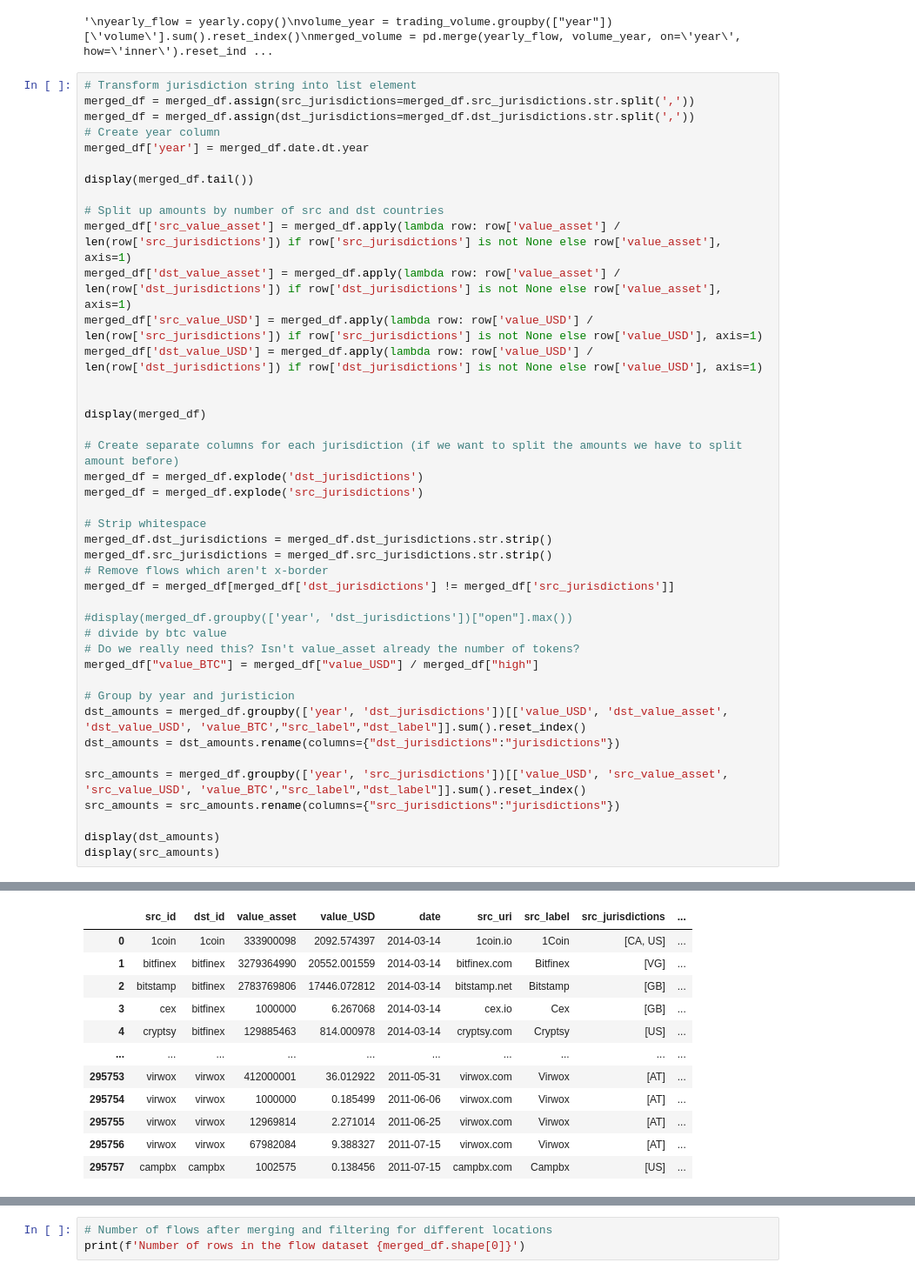
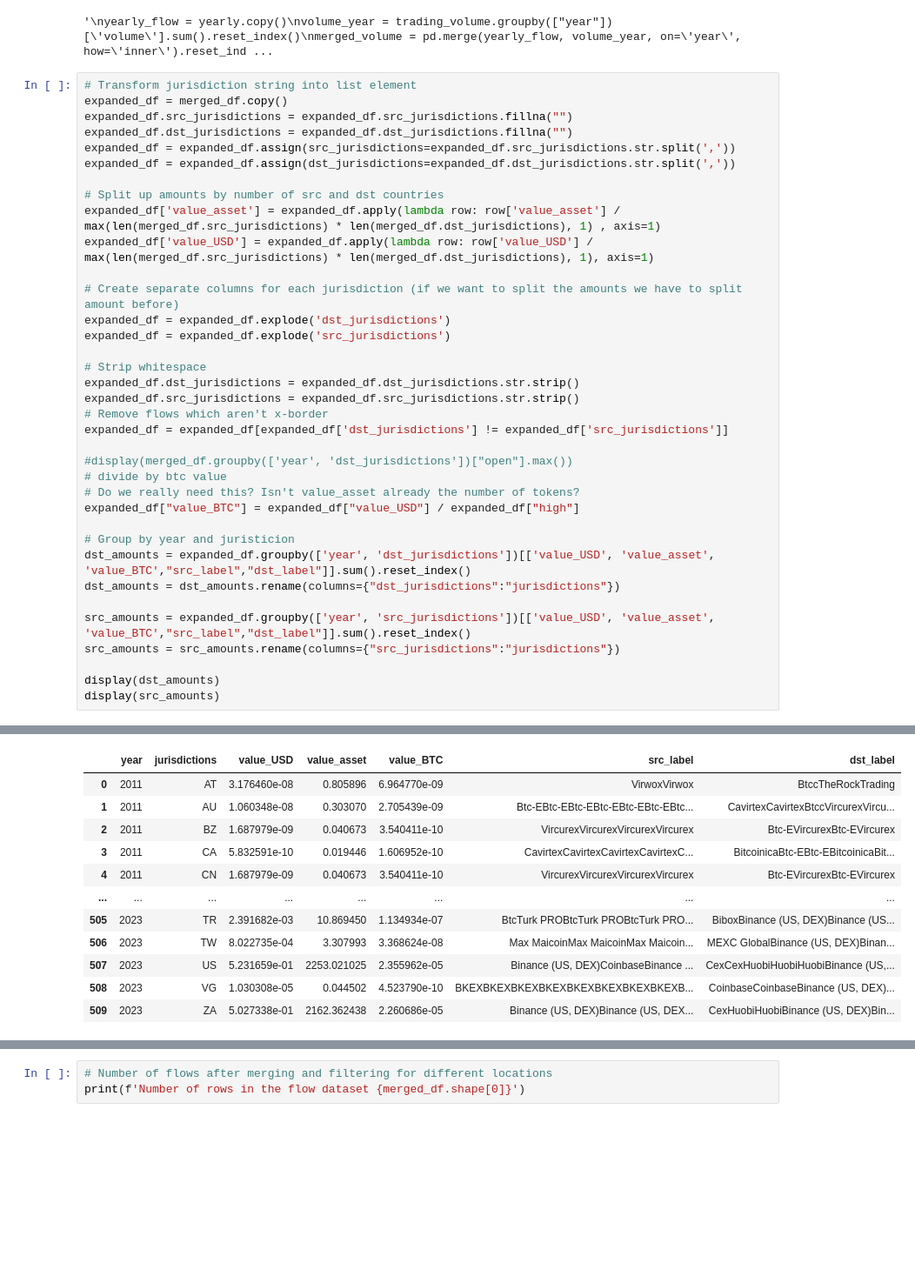
Before and after one commit to FlowDrucka64/MoneyFlow, a Jupyter notebook: data_exploration.ipynb, the cells around one changed output, grey strips where cells are left out. Shown at 87% size. Saved outputs shown, nothing was run; the diff lists cells and outputs as text; blank space fills up the shorter version.

Commit message:
Fix splitting logic of amounts

```diff
--- a/data_exploration.ipynb
+++ b/data_exploration.ipynb
@@ -406,42 +406,36 @@ plt.show()
 '\nyearly_flow = yearly.copy()\nvolume_year = trading_volume.groupby(["year"])[\'volume\'].sum().reset_index()\nmerged_volume = pd.merge(yearly_flow, volume_year, on=\'year\', how=\'inner\').reset_ind ...
 # %%
 # Transform jurisdiction string into list element
-merged_df = merged_df.assign(src_jurisdictions=merged_df.src_jurisdictions.str.split(','))
-merged_df = merged_df.assign(dst_jurisdictions=merged_df.dst_jurisdictions.str.split(','))
-# Create year column
-merged_df['year'] = merged_df.date.dt.year
-
-display(merged_df.tail())
+expanded_df = merged_df.copy()
+expanded_df.src_jurisdictions = expanded_df.src_jurisdictions.fillna("")
+expanded_df.dst_jurisdictions = expanded_df.dst_jurisdictions.fillna("")
+expanded_df = expanded_df.assign(src_jurisdictions=expanded_df.src_jurisdictions.str.split(','))
+expanded_df = expanded_df.assign(dst_jurisdictions=expanded_df.dst_jurisdictions.str.split(','))
 
 # Split up amounts by number of src and dst countries
-merged_df['src_value_asset'] = merged_df.apply(lambda row: row['value_asset'] / len(row['src_jurisdictions']) if row['src_jurisdictions'] is not None else row['value_asset'], axis=1)
-merged_df['dst_value_asset'] = merged_df.apply(lambda row: row['value_asset'] / len(row['dst_jurisdictions']) if row['dst_jurisdictions'] is not None else row['value_asset'], axis=1)
-merged_df['src_value_USD'] = merged_df.apply(lambda row: row['value_USD'] / len(row['src_jurisdictions']) if row['src_jurisdictions'] is not None else row['value_USD'], axis=1)
-merged_df['dst_value_USD'] = merged_df.apply(lambda row: row['value_USD'] / len(row['dst_jurisdictions']) if row['dst_jurisdictions'] is not None else row['value_USD'], axis=1)
-
-
-display(merged_df)
+expanded_df['value_asset'] = expanded_df.apply(lambda row: row['value_asset'] / max(len(merged_df.src_jurisdictions) * len(merged_df.dst_jurisdictions), 1) , axis=1)
+expanded_df['value_USD'] = expanded_df.apply(lambda row: row['value_USD'] / max(len(merged_df.src_jurisdictions) * len(merged_df.dst_jurisdictions), 1), axis=1)
 
 # Create separate columns for each jurisdiction (if we want to split the amounts we have to split amount before)
-merged_df = merged_df.explode('dst_jurisdictions')
-merged_df = merged_df.explode('src_jurisdictions')
+expanded_df = expanded_df.explode('dst_jurisdictions')
+expanded_df = expanded_df.explode('src_jurisdictions')
 
 # Strip whitespace
-merged_df.dst_jurisdictions = merged_df.dst_jurisdictions.str.strip()
-merged_df.src_jurisdictions = merged_df.src_jurisdictions.str.strip()
+expanded_df.dst_jurisdictions = expanded_df.dst_jurisdictions.str.strip()
+expanded_df.src_jurisdictions = expanded_df.src_jurisdictions.str.strip()
 # Remove flows which aren't x-border
-merged_df = merged_df[merged_df['dst_jurisdictions'] != merged_df['src_jurisdictions']]
+expanded_df = expanded_df[expanded_df['dst_jurisdictions'] != expanded_df['src_jurisdictions']]
 
 #display(merged_df.groupby(['year', 'dst_jurisdictions'])["open"].max())
 # divide by btc value
 # Do we really need this? Isn't value_asset already the number of tokens?
-merged_df["value_BTC"] = merged_df["value_USD"] / merged_df["high"]
+expanded_df["value_BTC"] = expanded_df["value_USD"] / expanded_df["high"]
 
 # Group by year and juristicion
-dst_amounts = merged_df.groupby(['year', 'dst_jurisdictions'])[['value_USD', 'dst_value_asset', 'dst_value_USD', 'value_BTC',"src_label","dst_label"]].sum().reset_index()
+dst_amounts = expanded_df.groupby(['year', 'dst_jurisdictions'])[['value_USD', 'value_asset', 'value_BTC',"src_label","dst_label"]].sum().reset_index()
 dst_amounts = dst_amounts.rename(columns={"dst_jurisdictions":"jurisdictions"})
 
-src_amounts = merged_df.groupby(['year', 'src_jurisdictions'])[['value_USD', 'src_value_asset', 'src_value_USD', 'value_BTC',"src_label","dst_label"]].sum().reset_index()
+src_amounts = expanded_df.groupby(['year', 'src_jurisdictions'])[['value_USD', 'value_asset', 'value_BTC',"src_label","dst_label"]].sum().reset_index()
 src_amounts = src_amounts.rename(columns={"src_jurisdictions":"jurisdictions"})
 
 display(dst_amounts)
@@ -456,12 +457,12 @@ display(src_amounts)
-|  | src_id | dst_id | value_asset | value_USD | date | src_uri | src_label | src_jurisdictions | ... |
-| 0 | 1coin | 1coin | 333900098 | 2092.574397 | 2014-03-14 | 1coin.io | 1Coin | [CA, US] | ... |
-| 1 | bitfinex | bitfinex | 3279364990 | 20552.001559 | 2014-03-14 | bitfinex.com | Bitfinex | [VG] | ... |
-| 2 | bitstamp | bitfinex | 2783769806 | 17446.072812 | 2014-03-14 | bitstamp.net | Bitstamp | [GB] | ... |
-| 3 | cex | bitfinex | 1000000 | 6.267068 | 2014-03-14 | cex.io | Cex | [GB] | ... |
-| 4 | cryptsy | bitfinex | 129885463 | 814.000978 | 2014-03-14 | cryptsy.com | Cryptsy | [US] | ... |
-| ... | ... | ... | ... | ... | ... | ... | ... | ... | ... |
-| 295753 | virwox | virwox | 412000001 | 36.012922 | 2011-05-31 | virwox.com | Virwox | [AT] | ... |
-| 295754 | virwox | virwox | 1000000 | 0.185499 | 2011-06-06 | virwox.com | Virwox | [AT] | ... |
-| 295755 | virwox | virwox | 12969814 | 2.271014 | 2011-06-25 | virwox.com | Virwox | [AT] | ... |
-| 295756 | virwox | virwox | 67982084 | 9.388327 | 2011-07-15 | virwox.com | Virwox | [AT] | ... |
-| 295757 | campbx | campbx | 1002575 | 0.138456 | 2011-07-15 | campbx.com | Campbx | [US] | ... |
+|  | year | jurisdictions | value_USD | value_asset | value_BTC | src_label | dst_label |
+| 0 | 2011 | AT | 3.176460e-08 | 0.805896 | 6.964770e-09 | VirwoxVirwox | BtccTheRockTrading |
+| 1 | 2011 | AU | 1.060348e-08 | 0.303070 | 2.705439e-09 | Btc-EBtc-EBtc-EBtc-EBtc-EBtc-EBtc... | CavirtexCavirtexBtccVircurexVircu... |
+| 2 | 2011 | BZ | 1.687979e-09 | 0.040673 | 3.540411e-10 | VircurexVircurexVircurexVircurex | Btc-EVircurexBtc-EVircurex |
+| 3 | 2011 | CA | 5.832591e-10 | 0.019446 | 1.606952e-10 | CavirtexCavirtexCavirtexCavirtexC... | BitcoinicaBtc-EBtc-EBitcoinicaBit... |
+| 4 | 2011 | CN | 1.687979e-09 | 0.040673 | 3.540411e-10 | VircurexVircurexVircurexVircurex | Btc-EVircurexBtc-EVircurex |
+| ... | ... | ... | ... | ... | ... | ... | ... |
+| 505 | 2023 | TR | 2.391682e-03 | 10.869450 | 1.134934e-07 | BtcTurk PROBtcTurk PROBtcTurk PRO... | BiboxBinance (US, DEX)Binance (US... |
+| 506 | 2023 | TW | 8.022735e-04 | 3.307993 | 3.368624e-08 | Max MaicoinMax MaicoinMax Maicoin... | MEXC GlobalBinance (US, DEX)Binan... |
+| 507 | 2023 | US | 5.231659e-01 | 2253.021025 | 2.355962e-05 | Binance (US, DEX)CoinbaseBinance ... | CexCexHuobiHuobiHuobiBinance (US,... |
+| 508 | 2023 | VG | 1.030308e-05 | 0.044502 | 4.523790e-10 | BKEXBKEXBKEXBKEXBKEXBKEXBKEXBKEXB... | CoinbaseCoinbaseBinance (US, DEX)... |
+| 509 | 2023 | ZA | 5.027338e-01 | 2162.362438 | 2.260686e-05 | Binance (US, DEX)Binance (US, DEX... | CexHuobiHuobiBinance (US, DEX)Bin... |
```
Also changed, not shown: parts of 1 cell of this notebook, 1 other file.
